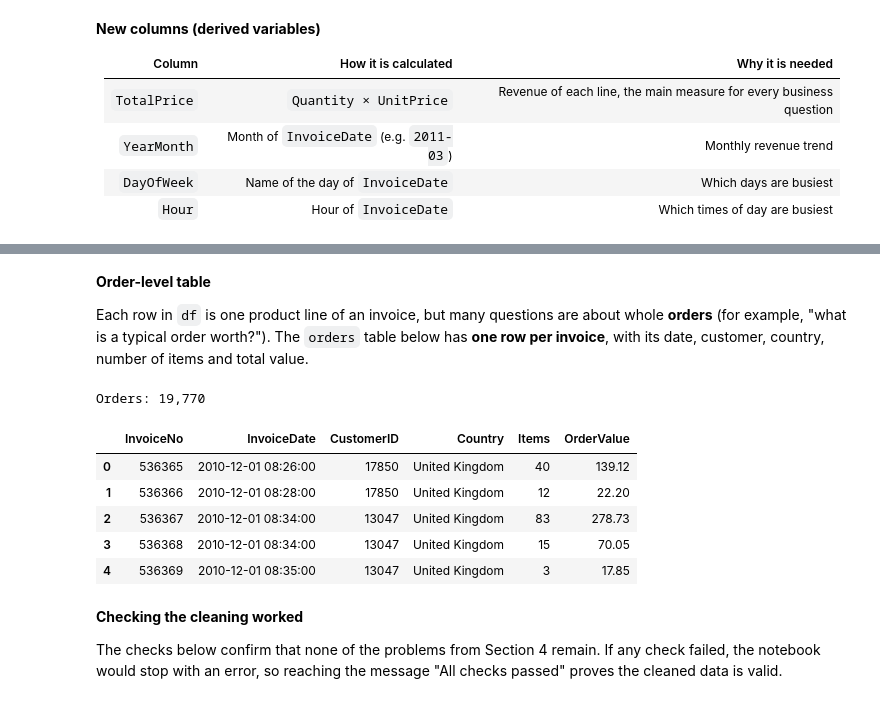
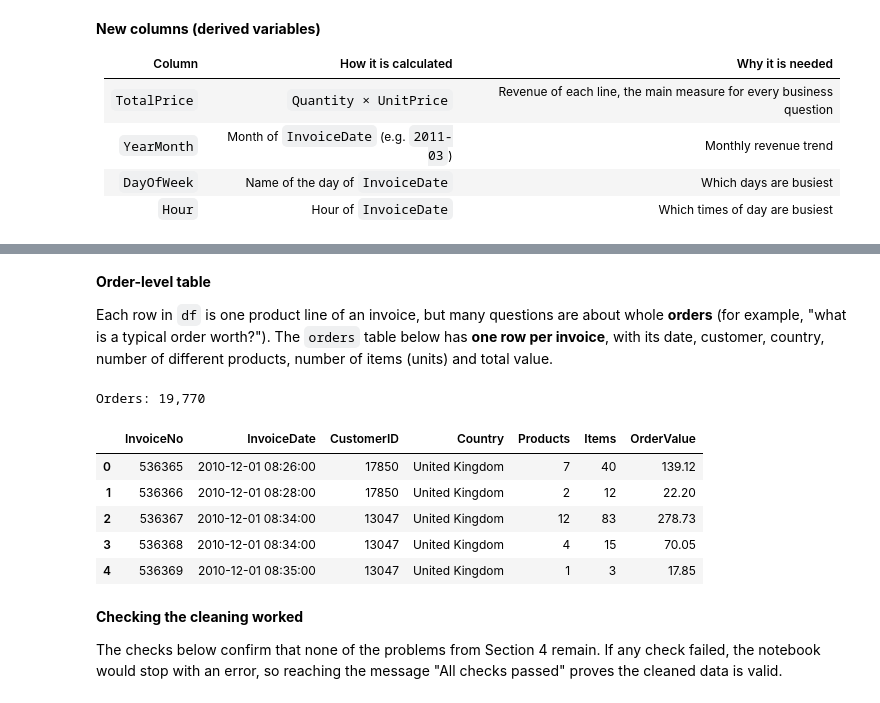
Before and after one commit to Matheus-Castilho/CA2-DV, a Jupyter notebook: CA2-DV.ipynb, the cells around one changed output, grey strips where cells are left out. Saved outputs shown, nothing was run; the diff lists cells and outputs as text; code cells hidden in the pictures.

Commit message:
Add EDA headline numbers, order and customer statistics

```diff
--- a/CA2-DV.ipynb
+++ b/CA2-DV.ipynb
@@ -544,26 +544,27 @@ df.head()
 # %% [markdown]
 **Order-level table**
 
-Each row in `df` is one product line of an invoice, but many questions are about whole **orders** (for example, "what is a typical order worth?"). The `orders` table below has **one row per invoice**, with its date, customer, country, number of items and total value.
+Each row in `df` is one product line of an invoice, but many questions are about whole **orders** (for example, "what is a typical order worth?"). The `orders` table below has **one row per invoice**, with its date, customer, country, number of different products, number of items (units) and total value.
 # %%
 orders = (df.groupby('InvoiceNo')
             .agg(InvoiceDate=('InvoiceDate', 'first'),
                  CustomerID=('CustomerID', 'first'),
                  Country=('Country', 'first'),
+                 Products=('StockCode', 'count'),
                  Items=('Quantity', 'sum'),
                  OrderValue=('TotalPrice', 'sum'))
             .reset_index())
 
 print(f'Orders: {len(orders):,}')
 orders.head()
 # %% [output]
 Orders: 19,770
-|  | InvoiceNo | InvoiceDate | CustomerID | Country | Items | OrderValue |
-| 0 | 536365 | 2010-12-01 08:26:00 | 17850 | United Kingdom | 40 | 139.12 |
-| 1 | 536366 | 2010-12-01 08:28:00 | 17850 | United Kingdom | 12 | 22.20 |
-| 2 | 536367 | 2010-12-01 08:34:00 | 13047 | United Kingdom | 83 | 278.73 |
-| 3 | 536368 | 2010-12-01 08:34:00 | 13047 | United Kingdom | 15 | 70.05 |
-| 4 | 536369 | 2010-12-01 08:35:00 | 13047 | United Kingdom | 3 | 17.85 |
+|  | InvoiceNo | InvoiceDate | CustomerID | Country | Products | Items | OrderValue |
+| 0 | 536365 | 2010-12-01 08:26:00 | 17850 | United Kingdom | 7 | 40 | 139.12 |
+| 1 | 536366 | 2010-12-01 08:28:00 | 17850 | United Kingdom | 2 | 12 | 22.20 |
+| 2 | 536367 | 2010-12-01 08:34:00 | 13047 | United Kingdom | 12 | 83 | 278.73 |
+| 3 | 536368 | 2010-12-01 08:34:00 | 13047 | United Kingdom | 4 | 15 | 70.05 |
+| 4 | 536369 | 2010-12-01 08:35:00 | 13047 | United Kingdom | 1 | 3 | 17.85 |
 # %% [markdown]
 **Checking the cleaning worked**
 
```
Also changed, not shown: parts of 14 cells of this notebook.
